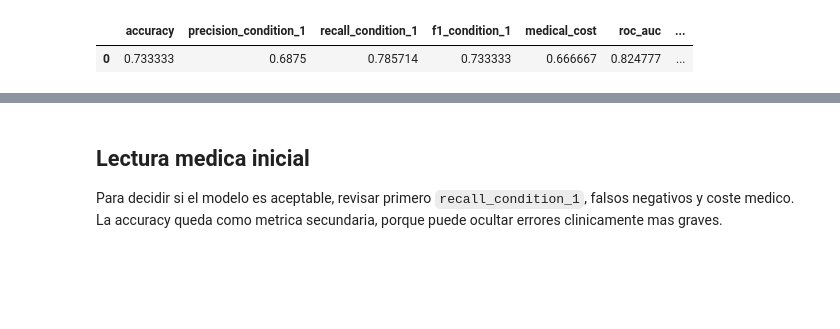
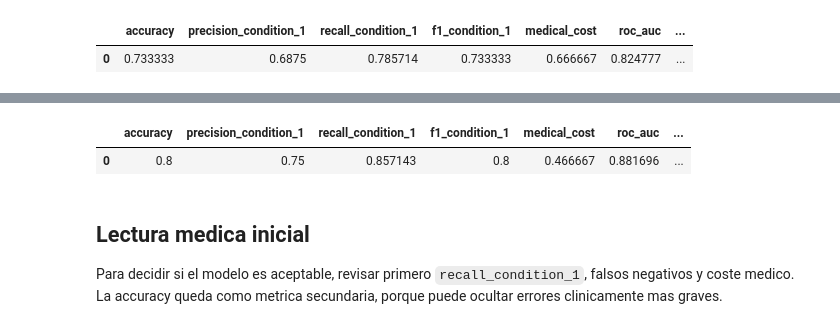
Before and after one commit to JD3M0N/ML, a Jupyter notebook: mundial_project/notebooks/03_aprendizaje_supervisado.ipynb, the cells around one changed output, grey strips where cells are left out. Saved outputs shown, nothing was run; the diff lists cells and outputs as text; code cells hidden in the pictures; blank space fills up the shorter version.

```diff
--- a/mundial_project/notebooks/03_aprendizaje_supervisado.ipynb
+++ b/mundial_project/notebooks/03_aprendizaje_supervisado.ipynb
@@ -234,3 +282,9 @@ decision_tree_test_metrics
+# %%
+svm_test_metrics = pd.read_csv(svm_result["output_dir"] / "test_metricas.csv")
+svm_test_metrics
+# %% [output]
+|  | accuracy | precision_condition_1 | recall_condition_1 | f1_condition_1 | medical_cost | roc_auc | ... |
+| 0 | 0.8 | 0.75 | 0.857143 | 0.8 | 0.466667 | 0.881696 | ... |
 # %% [markdown]
 ## Lectura medica inicial
 
```
Also changed, not shown: parts of 3 cells of this notebook, 10 other files.
